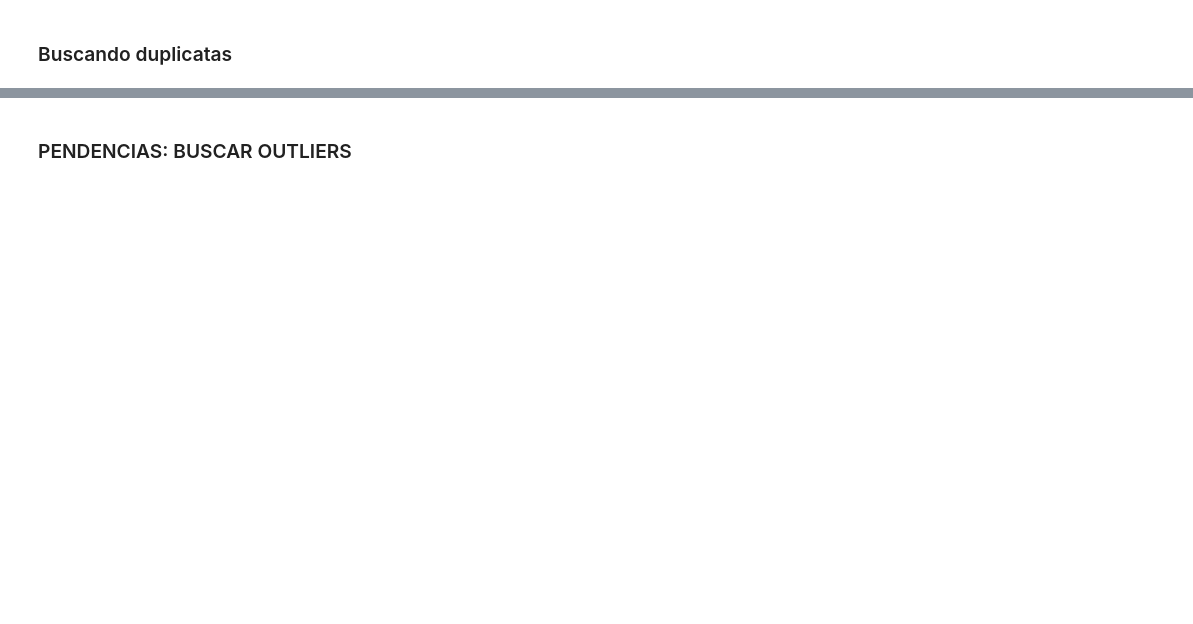
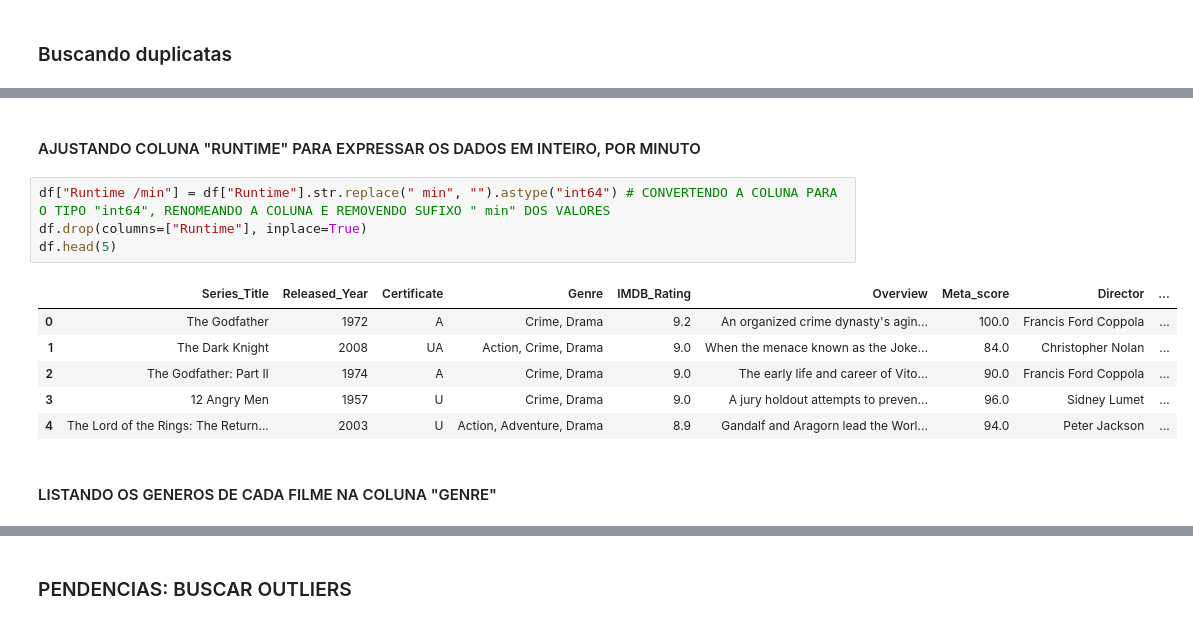
Before and after one commit to HeuerBcH/LH_CD_BERNARDOCARNEIROHEUERGUIMARAES, a Jupyter notebook: notebooks/data-init.ipynb, the cells around one changed output, grey strips where cells are left out. Saved outputs shown, nothing was run; the diff lists cells and outputs as text; blank space fills up the shorter version.

```diff
--- a/notebooks/data-init.ipynb
+++ b/notebooks/data-init.ipynb
@@ -107,0 +121,15 @@ df_filtered.head(5)
+# %% [markdown]
+#### AJUSTANDO COLUNA "RUNTIME" PARA EXPRESSAR OS DADOS EM INTEIRO, POR MINUTO
+# %%
+df["Runtime /min"] = df["Runtime"].str.replace(" min", "").astype("int64") # CONVERTENDO A COLUNA PARA O TIPO "int64", RENOMEANDO A COLUNA E REMOVENDO SUFIXO " min" DOS VALORES
+df.drop(columns=["Runtime"], inplace=True)
+df.head(5)
+# %% [output]
+|  | Series_Title | Released_Year | Certificate | Genre | IMDB_Rating | Overview | Meta_score | Director | ... |
+| 0 | The Godfather | 1972 | A | Crime, Drama | 9.2 | An organized crime dynasty's agin... | 100.0 | Francis Ford Coppola | ... |
+| 1 | The Dark Knight | 2008 | UA | Action, Crime, Drama | 9.0 | When the menace known as the Joke... | 84.0 | Christopher Nolan | ... |
+| 2 | The Godfather: Part II | 1974 | A | Crime, Drama | 9.0 | The early life and career of Vito... | 90.0 | Francis Ford Coppola | ... |
+| 3 | 12 Angry Men | 1957 | U | Crime, Drama | 9.0 | A jury holdout attempts to preven... | 96.0 | Sidney Lumet | ... |
+| 4 | The Lord of the Rings: The Return... | 2003 | U | Action, Adventure, Drama | 8.9 | Gandalf and Aragorn lead the Worl... | 94.0 | Peter Jackson | ... |
+# %% [markdown]
+#### LISTANDO OS GENEROS DE CADA FILME NA COLUNA "GENRE"
```
Also changed, not shown: parts of 31 cells of this notebook, 3 other files.
